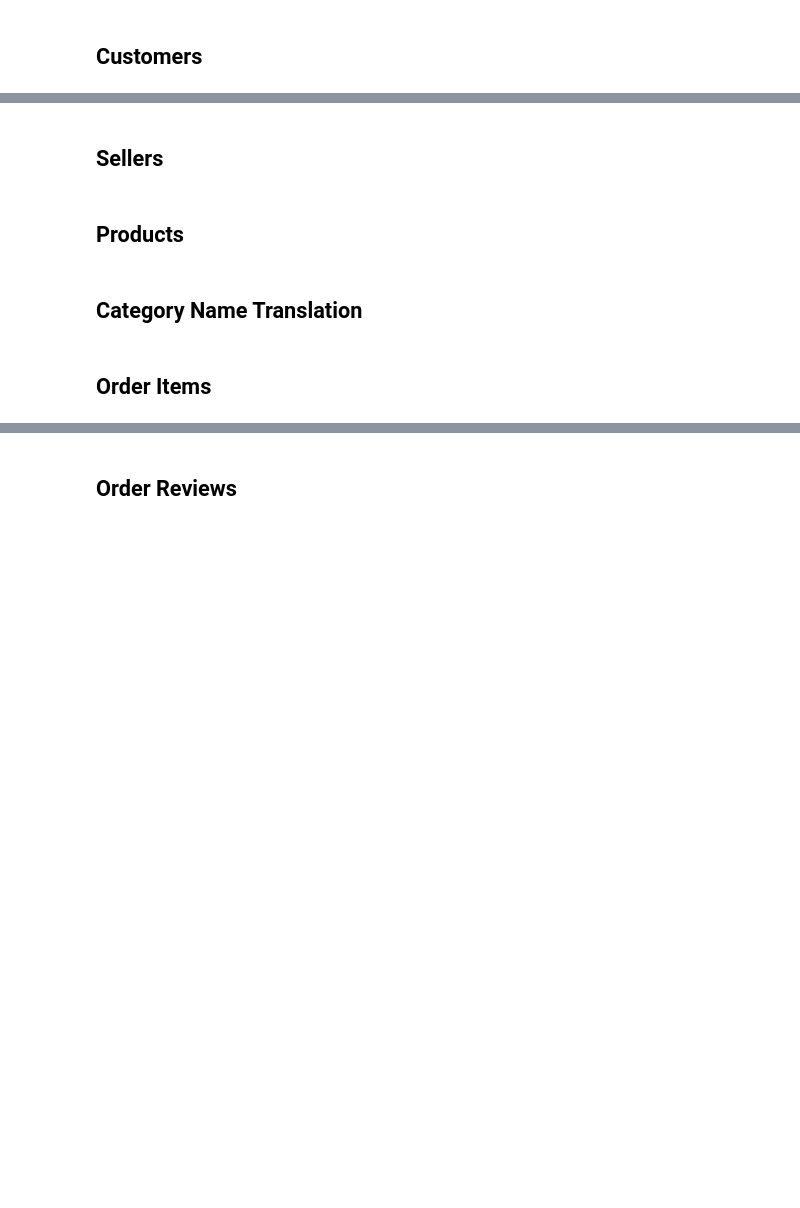
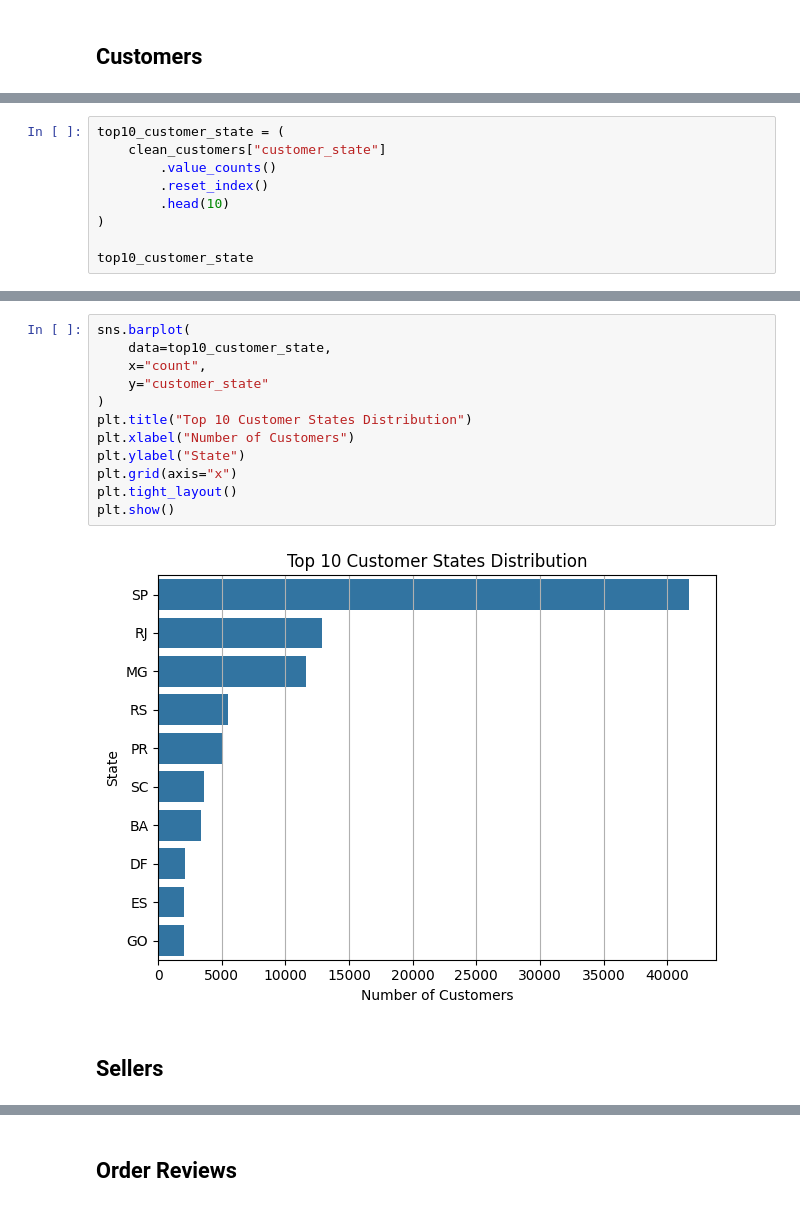
Before and after one commit to MattiaVerardi/olist-ecommerce-analytics, a Jupyter notebook: python/10_eda.ipynb, the cells around one changed output, grey strips where cells are left out. Saved outputs shown, nothing was run; the diff lists cells and outputs as text; blank space fills up the shorter version.

```diff
--- a/python/10_eda.ipynb
+++ b/python/10_eda.ipynb
@@ -1613,0 +1780,9 @@ plt.show()
+# %%
+top10_customer_state = (
+    clean_customers["customer_state"]
+        .value_counts()
+        .reset_index()
+        .head(10)
+)
+
+top10_customer_state
@@ -1614,8 +1801,16 @@ plt.show()
+# %%
+sns.barplot(
+    data=top10_customer_state,
+    x="count",
+    y="customer_state"
+)
+plt.title("Top 10 Customer States Distribution")
+plt.xlabel("Number of Customers")
+plt.ylabel("State")
+plt.grid(axis="x")
+plt.tight_layout()
+plt.show()
+# %% [output]
+[figure, added]
 # %% [markdown]
 ## Sellers
-# %% [markdown]
-## Products
-# %% [markdown]
-## Category Name Translation
-# %% [markdown]
-## Order Items
```
Also changed, not shown: parts of 88 cells of this notebook, 1 other file.
